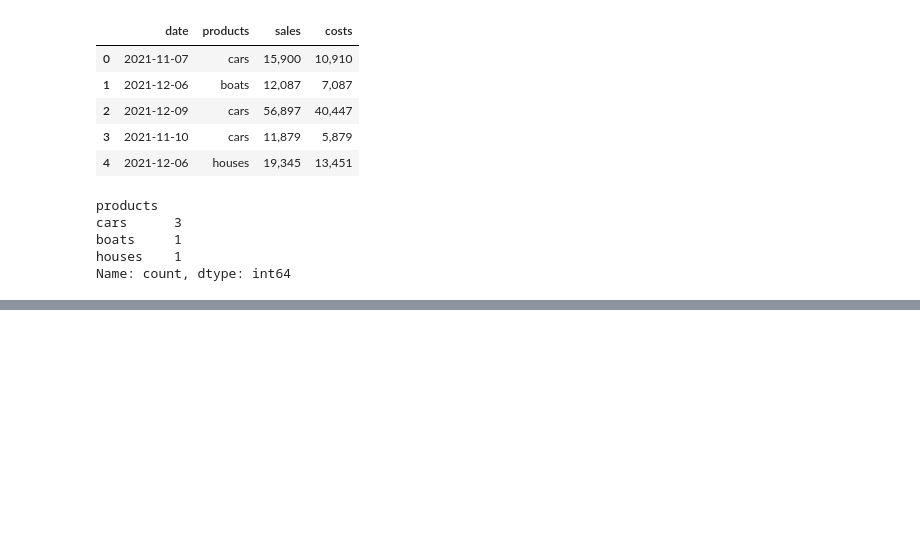
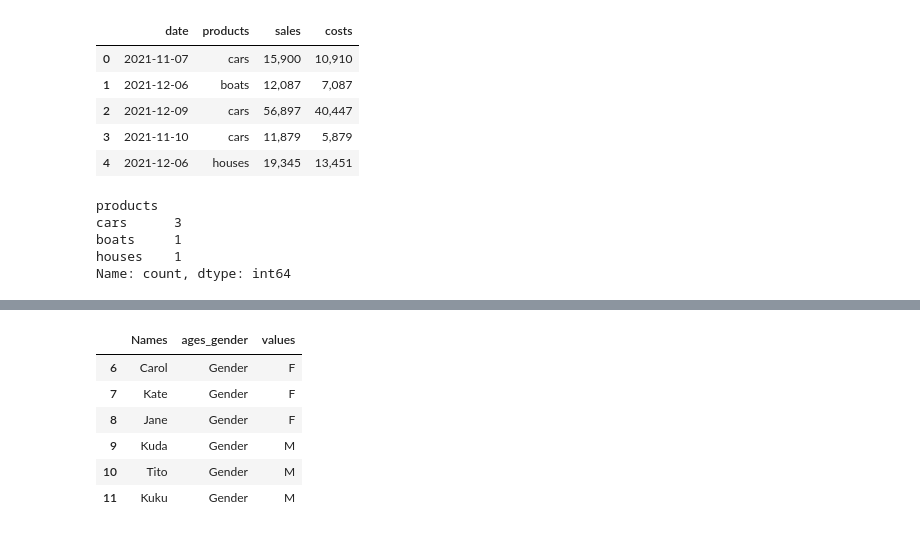
Before and after one commit to hectorherreraespinola/DataAnalys50DaysChallenge, a Jupyter notebook: 50DaysChallenge.ipynb, the cells around one changed output, grey strips where cells are left out. Cells and saved outputs as stored; diff of their text form; code cells hidden in the pictures; blank space fills up the shorter version.

```diff
--- a/50DaysChallenge.ipynb
+++ b/50DaysChallenge.ipynb
@@ -1385,0 +1468,12 @@ Name: count, dtype: int64
+# %%
+#Using the pandas where() function, write a code to return a DataFrame of names and gender values only from the "melted" DataFrame (question 4). You DataFrame should not have NaN values. Save this to the new variable.
+names_gender = melted_df.where(melted_df["ages_gender"]== "Gender").dropna()
+names_gender
+# %% [output]
+|  | Names | ages_gender | values |
+| 6 | Carol | Gender | F |
+| 7 | Kate | Gender | F |
+| 8 | Jane | Gender | F |
+| 9 | Kuda | Gender | M |
+| 10 | Tito | Gender | M |
+| 11 | Kuku | Gender | M |
```
Also changed, not shown: parts of 8 cells of this notebook.
